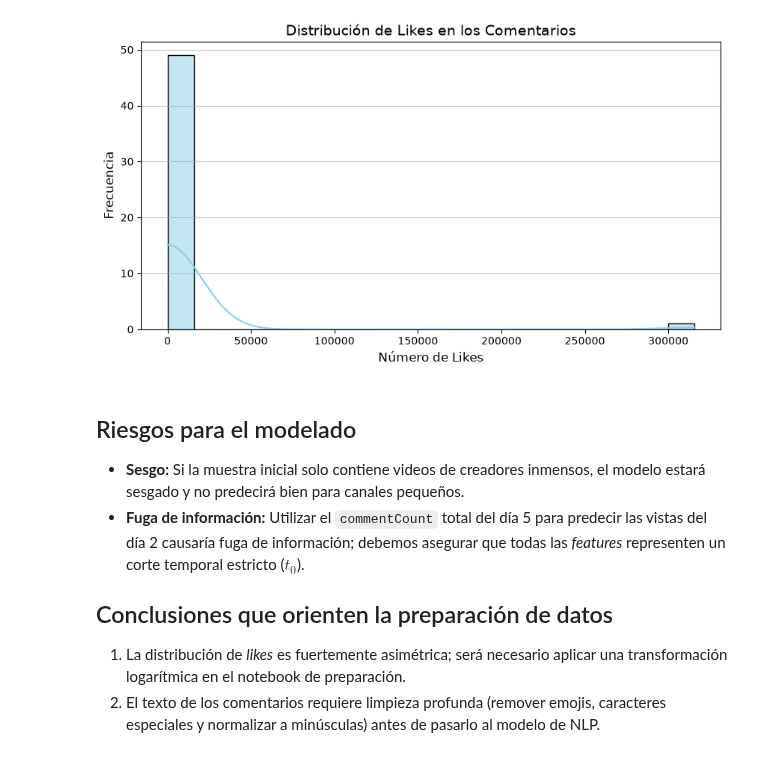
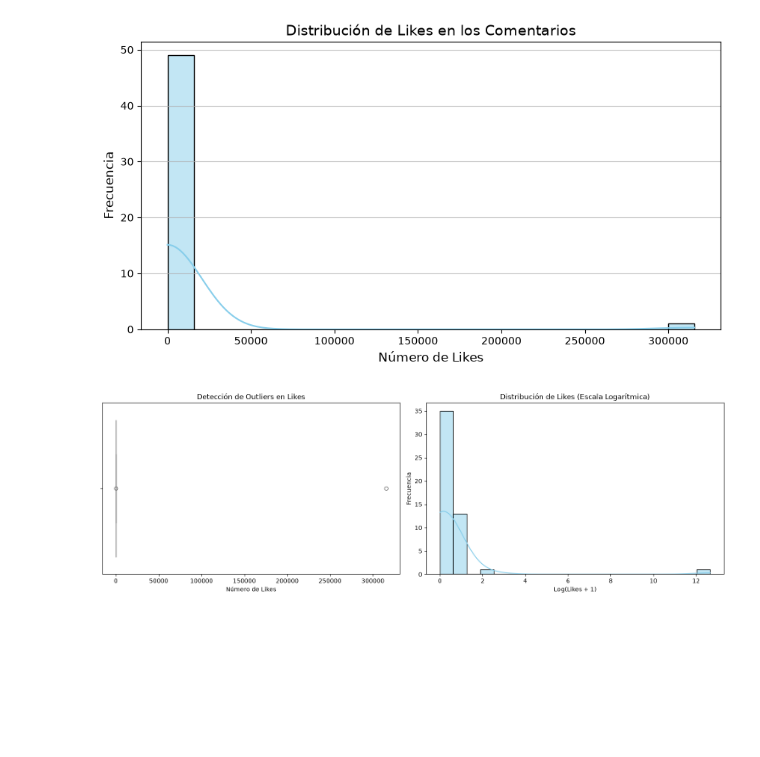
Before and after one commit to cesarsantos23/TubeCast, a Jupyter notebook: notebooks/01-eda.ipynb, the cells around one changed output. Cells and saved outputs as stored; diff of their text form; code cells hidden in the pictures; blank space fills up the shorter version.

Commit message:
docs(proyecto): ejecucion final de notebooks, agrega capturas y actualiza README

```diff
--- a/notebooks/01-eda.ipynb
+++ b/notebooks/01-eda.ipynb
@@ -108,11 +108,27 @@ plt.grid(axis='y', alpha=0.75)
 plt.show()
 # %% [output]
 [figure]
-# %% [markdown]
-## Riesgos para el modelado
-* **Sesgo:** Si la muestra inicial solo contiene videos de creadores inmensos, el modelo estará sesgado y no predecirá bien para canales pequeños.
-* **Fuga de información:** Utilizar el `commentCount` total del día 5 para predecir las vistas del día 2 causaría fuga de información; debemos asegurar que todas las *features* representen un corte temporal estricto ($t_0$).
-
-## Conclusiones que orienten la preparación de datos
-1. La distribución de *likes* es fuertemente asimétrica; será necesario aplicar una transformación logarítmica en el notebook de preparación.
-2. El texto de los comentarios requiere limpieza profunda (remover emojis, caracteres especiales y normalizar a minúsculas) antes de pasarlo al modelo de NLP.
+# %%
+import matplotlib.pyplot as plt
+import seaborn as sns
+import numpy as np
+
+# Crear una figura con dos gráficas
+fig, axes = plt.subplots(1, 2, figsize=(15, 5))
+
+# Gráfica 1: Boxplot para ver el outlier masivo
+sns.boxplot(x=df_comments['likes_comentario'], color='lightcoral', ax=axes[0])
+axes[0].set_title('Detección de Outliers en Likes', fontsize=12)
+axes[0].set_xlabel('Número de Likes')
+
+# Gráfica 2: Histograma con escala logarítmica para ver la distribución real
+# Usamos log1p (logaritmo de x + 1) porque tenemos valores en 0
+sns.histplot(np.log1p(df_comments['likes_comentario']), bins=20, kde=True, color='skyblue', ax=axes[1])
+axes[1].set_title('Distribución de Likes (Escala Logarítmica)', fontsize=12)
+axes[1].set_xlabel('Log(Likes + 1)')
+axes[1].set_ylabel('Frecuencia')
+
+plt.tight_layout()
+plt.show()
+# %% [output]
+[figure, added]
```
Also changed, not shown: parts of 1 cell of this notebook, 10 other files.
